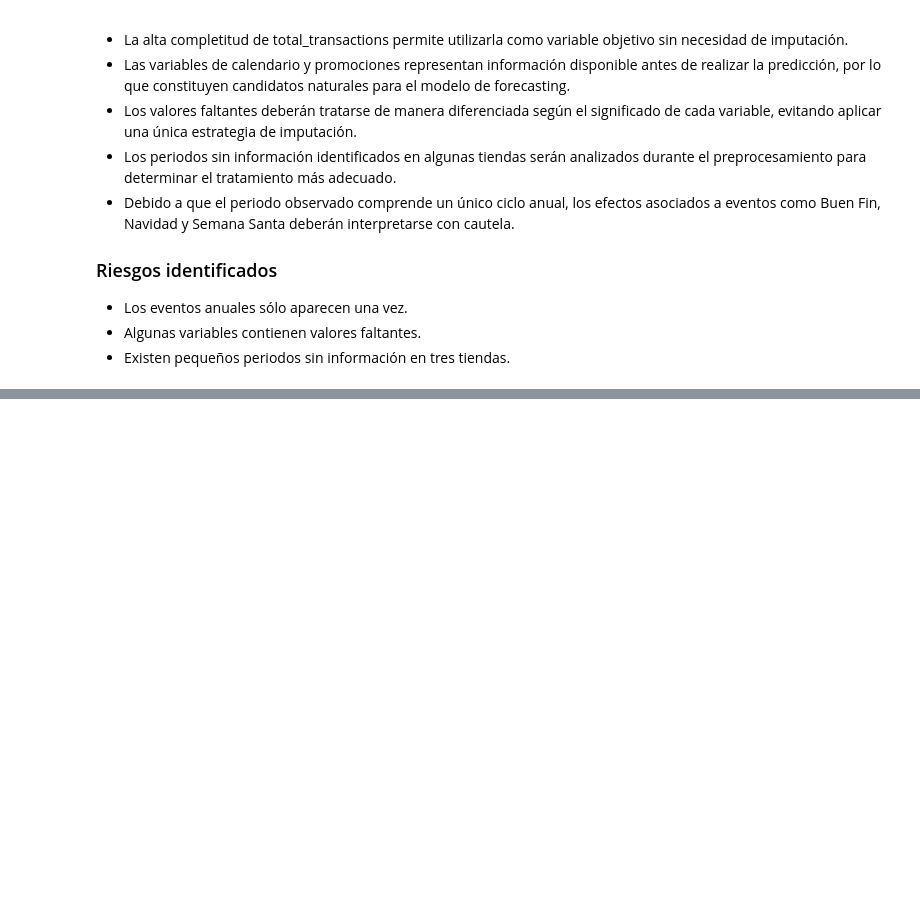
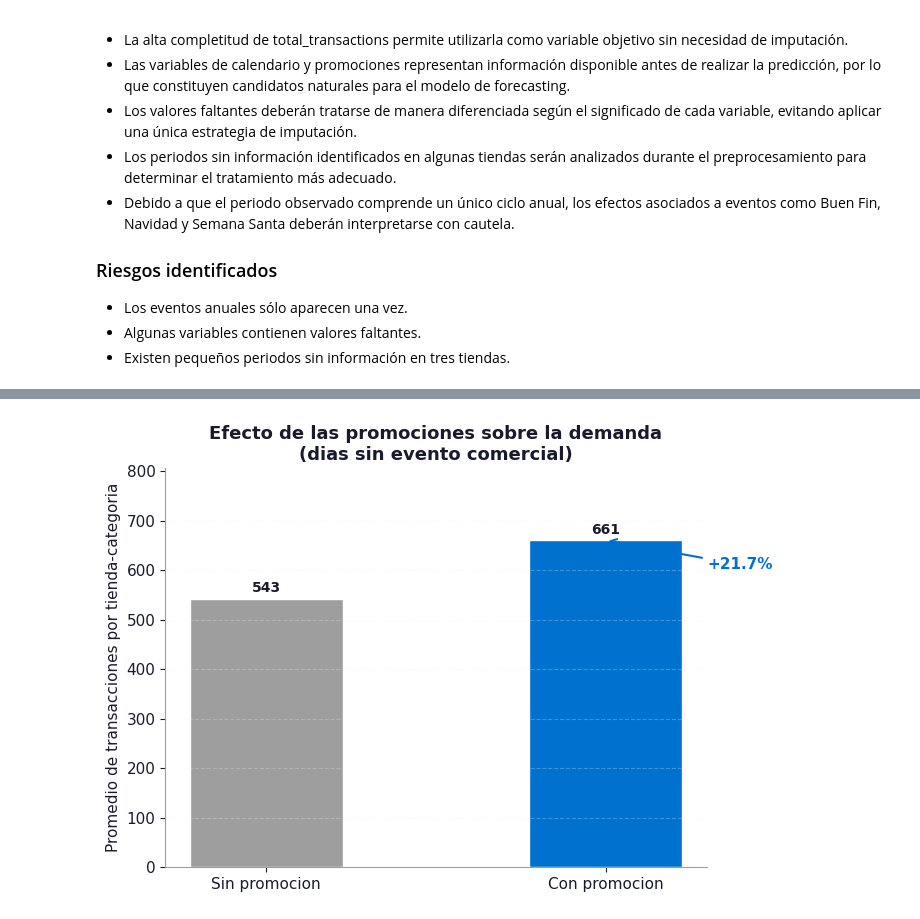
Before and after one commit to vanessagom/retail-demand-forecast, a Jupyter notebook: notebooks/explore_analysis.ipynb, the cells around one changed output, grey strips where cells are left out. Saved outputs shown, nothing was run; the diff lists cells and outputs as text; code cells hidden in the pictures; blank space fills up the shorter version.

```diff
--- a/notebooks/explore_analysis.ipynb
+++ b/notebooks/explore_analysis.ipynb
@@ -320,0 +530,37 @@ Las variables de calendario representan eventos con frecuencias muy distintas. M
+# %%
+no_event_mask = ~df[event_cols].any(axis=1)
+
+promo_labels = ['Sin promocion', 'Con promocion']
+promo_means  = [
+    df.loc[no_event_mask & (df['has_promotion'] == 0), 'total_transactions'].mean(),
+    df.loc[no_event_mask & (df['has_promotion'] == 1), 'total_transactions'].mean(),
+]
+promo_lift = (promo_means[1] - promo_means[0]) / promo_means[0] * 100
+
+fig, ax = plt.subplots(figsize=(7, 5))
+bars = ax.bar(promo_labels, promo_means,
+              color=[WALMART_GREY, WALMART_BLUE], width=0.45, edgecolor='white')
+
+for bar, val in zip(bars, promo_means):
+    ax.text(bar.get_x() + bar.get_width() / 2,
+            bar.get_height() + max(promo_means) * 0.01,
+            f'{val:,.0f}', ha='center', va='bottom',
+            fontsize=10, fontweight='bold', color=WALMART_DARK)
+
+ax.annotate(
+    f'+{promo_lift:.1f}%',
+    xy=(1, promo_means[1]),
+    xytext=(1.3, (promo_means[0] + promo_means[1]) / 2),
+    fontsize=11, fontweight='bold', color=WALMART_BLUE,
+    arrowprops=dict(arrowstyle='->', color=WALMART_BLUE, lw=1.5),
+)
+ax.set_title('Efecto de las promociones sobre la demanda\n(dias sin evento comercial)',
+             fontsize=13, fontweight='bold', color=WALMART_DARK)
+ax.set_ylabel('Promedio de transacciones por tienda-categoria')
+ax.yaxis.set_major_formatter(mtick.FuncFormatter(lambda x, _: f'{x:,.0f}'))
+ax.set_ylim(0, max(promo_means) * 1.22)
+ax.grid(axis='y', linestyle='--', alpha=0.25, color=WALMART_LGREY)
+plt.tight_layout()
+plt.show()
+# %% [output]
+[figure, added]
```
Also changed, not shown: parts of 45 cells of this notebook.
